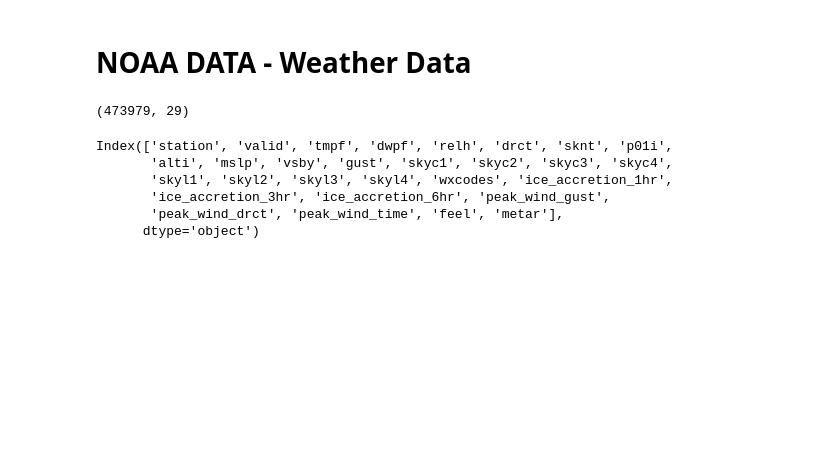
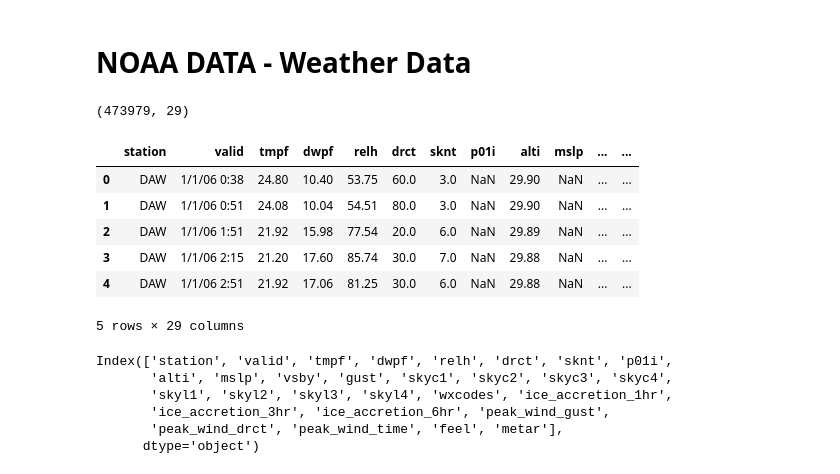
Before and after one commit to ramgautam06/CS898-Masters-Project, a Jupyter notebook: RamGautam_Project.ipynb, the cells around one changed output. Cells and saved outputs as stored; diff of their text form; code cells hidden in the pictures; blank space fills up the shorter version.

```diff
--- a/RamGautam_Project.ipynb
+++ b/RamGautam_Project.ipynb
@@ -391,6 +396,16 @@ df_NOOA = pd.read_csv('DAW.csv', header=0)
 df_NOOA.shape
 # %% [output]
 (473979, 29)
+# %%
+df_NOOA.head()
+# %% [output]
+|  | station | valid | tmpf | dwpf | relh | drct | sknt | p01i | alti | mslp | ... | ... |
+| 0 | DAW | 1/1/06 0:38 | 24.80 | 10.40 | 53.75 | 60.0 | 3.0 | NaN | 29.90 | NaN | ... | ... |
+| 1 | DAW | 1/1/06 0:51 | 24.08 | 10.04 | 54.51 | 80.0 | 3.0 | NaN | 29.90 | NaN | ... | ... |
+| 2 | DAW | 1/1/06 1:51 | 21.92 | 15.98 | 77.54 | 20.0 | 6.0 | NaN | 29.89 | NaN | ... | ... |
+| 3 | DAW | 1/1/06 2:15 | 21.20 | 17.60 | 85.74 | 30.0 | 7.0 | NaN | 29.88 | NaN | ... | ... |
+| 4 | DAW | 1/1/06 2:51 | 21.92 | 17.06 | 81.25 | 30.0 | 6.0 | NaN | 29.88 | NaN | ... | ... |
+5 rows × 29 columns
 # %%
 df_NOOA.columns
 # %% [output]
```
Also changed, not shown: parts of 15 cells of this notebook.
